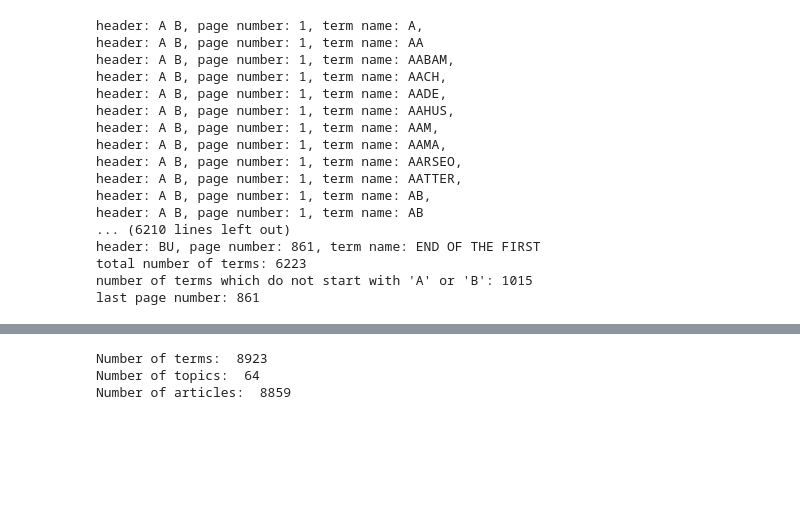
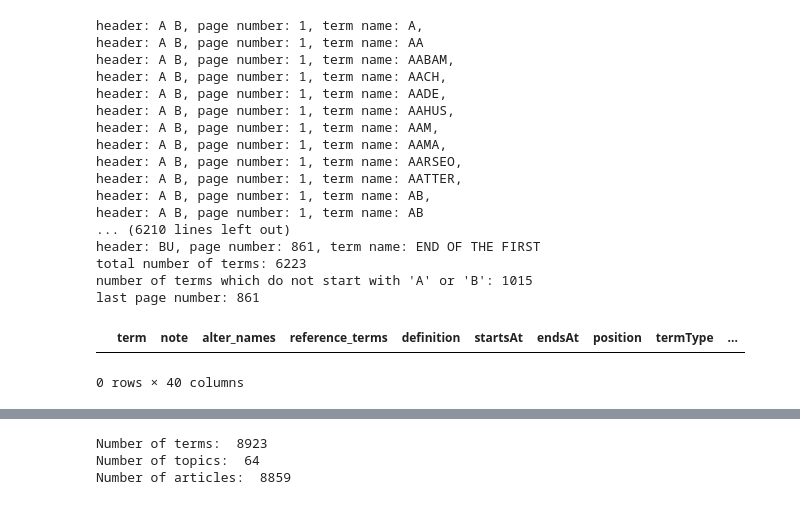
Before and after one commit to frances-ai/frances-InformationExtraction, a Jupyter notebook: EncyclopaediaBritannica/Ash/Create_DataFrame_1ed_EB.ipynb, the cells around one changed output, grey strips where cells are left out. Cells and saved outputs as stored; diff of their text form; code cells hidden in the pictures; blank space fills up the shorter version.

```diff
--- a/Encyclopaedia Britannica/Ash/Create_DataFrame_1ed_EB.ipynb
+++ b/EncyclopaediaBritannica/Ash/Create_DataFrame_1ed_EB.ipynb
@@ -329,5 +335,26 @@ def parse_terms_info_from_txt(txt, letters):
     terms_info.append(last_term_info)
 
     return terms_info
+# %%
+def put_wrong_term_to_previous_one(terms_info, index):
+    term_info = terms_info[index]
+    terms_info[index - 1]["description"] += " " + term_info["full_name"] + ", " + term_info["description"]
+    terms_info[index - 1]["number_of_words"] = len(terms_info[index - 1]["description"].split())
+    terms_info[index - 1]["reference_terms"].extend(term_info["reference_terms"])
+    terms_info[index - 1]["ends_at"] = term_info["ends_at"]
+    if terms_info[index - 1]["term_type"] == "Article":
+        if (len(terms_info[index - 1]["name"].split())) == 1 and terms_info[index - 1]["ends_at"] > terms_info[index - 1]["starts_at"] + 1 and terms_info[index - 1]["number_of_words"] > 1000:
+            terms_info[index - 1]["term_type"] = "Topic"
+    # remove wrongly matched term
+    del terms_info[index]
+# %%
+def find_last_index_of(terms_info, term_name, r_index):
+    while r_index < len(terms_info) and r_index >= 0:
+        term_info = terms_info[r_index]
+        if term_name == term_info["name"]:
+            return r_index
+        r_index -= 1
+
+    return -1
 # %%
  # Correct wrongly matched term, again, some outliers are the results of OCR errors, should we correct them??
@@ -381,6 +452,11 @@ def correct_terms(terms_info):
 # %%
 data_folder = "./data/"
 all_info_list = []
+
+edition_num = 1
+year_published = 1771
+numberOfTerms = None
+
 for data_file in sorted(os.scandir(data_folder), key=lambda e: e.name):
     supported_file_patter = regex.compile(r"^EB_\d+_\d+_clean_cut\.txt$")
     data_file_name = data_file.name
@@ -389,24 +465,25 @@ for data_file in sorted(os.scandir(data_folder), key=lambda e: e.name):
         data_file_name_parts = data_file_name.split("_")
         edition_num = int(data_file_name_parts[1])
         volume_num = int(data_file_name_parts[2])
-        edition_volume_info = edition_volumes[edition_num - 1][volume_num - 1]
-        print(edition_volume_info)
+
+        edition_volume_info = metadata_df[(metadata_df['editionNum'] == edition_num) & (metadata_df['year'] == year_published) & (metadata_df['volumeNum'] == volume_num)].iloc[0]
+        # print(edition_volume_info)
         letters = edition_volume_info["letters"].split("-")
         text = open(data_file.path, "r").read()
         terms_info = parse_terms_info_from_txt(text, letters)
 
         # Correct wrongly matched term, again, some outliers are the results of OCR errors, should we correct them??
-        terms_info = correct_terms(terms_info)
+        terms_info = correct_terms(terms_info, edition_volume_info["letters"])
 
         print(f"number of terms in volume {volume_num}: {len(terms_info)}")
         print(f"page number of the last term of terms in volume {volume_num}: {terms_info[-1]['ends_at']}")
 
         for term_info in terms_info:
-            permanentURL = ["https://digital.nls.uk/" + edition_volume_info["volumeId"]]
-            all_info_list.append([term_info["name"], term_info["note"], term_info["alter_names"], term_info["reference_terms"],term_info["description"], term_info["starts_at"], term_info["ends_at"],term_info["position"],term_info["term_type"], data_file.path, term_info["number_of_words"], term_info["header"], edition_volume_info["letters"], edition_volume_info["part"], edition_volume_info["MMSID"],edition_volume_info["editionTitle"], edition_volume_info["editor"], edition_volume_info["editor_date"], edition_volume_info["genre"], edition_volume_info["language"], edition_volume_info["termsOfAddress"], edition_volume_info["numberOfPages"], edition_volume_info["physicalDescription"], edition_volume_info["place"], edition_volume_info["publisher"], edition_volume_info["referencedBy"], edition_volume_info["shelfLocator"], edition_volume_info["editionSubTitle"], edition_volume_info["volumeTitle"], edition_volume_info["year"], edition_volume_info["volumeId"], permanentURL, edition_volume_info["publisherPersons"], edition_volume_info["volumeNum"], edition_volume_info["editionNum"], edition_volume_info["numberOfVolumes"]])
+            all_info_list.append([term_info["name"], term_info["note"], term_info["alter_names"], term_info["reference_terms"],term_info["description"], term_info["starts_at"], term_info["ends_at"],term_info["position"],term_info["term_type"], data_file.path, term_info["number_of_words"], term_info["header"], edition_volume_info["letters"], edition_volume_info["part"], edition_volume_info["MMSID"],edition_volume_info["editionTitle"], edition_volume_info["editor"], edition_volume_info["editor_date"], edition_volume_info["genre"], edition_volume_info["language"], edition_volume_info["termsOfAddress"], edition_volume_info["numberOfPages"], edition_volume_info["physicalDescription"], edition_volume_info["place"], edition_volume_info["publisher"], edition_volume_info["referencedBy"], edition_volume_info["shelfLocator"], edition_volume_info["editionSubTitle"], edition_volume_info["volumeTitle"], edition_volume_info["year"], edition_volume_info["volumeId"], edition_volume_info["permanentURL"], edition_volume_info["publisherPersons"], edition_volume_info["volumeNum"], edition_volume_info["editionNum"], edition_volume_info["numberOfVolumes"],
+                                  edition_volume_info["supplementTitle"], edition_volume_info["supplementSubTitle"], edition_volume_info["supplementsTo"], numberOfTerms])
 
 
 # create pandas dataframe for information list
-df = pd.DataFrame(all_info_list, columns=["term", "note", "alter_names","reference_terms", "definition",  "startsAt", "endsAt", "position", "termType", "filePath", "numberOfWords", "header","letters", "part", "MMSID", "editionTitle", "editor", "editor_date", "genre", "language", "termsOfAddress", "numberOfPages", "physicalDescription", "place", "publisher", "referencedBy", "shelfLocator", "editionSubTitle", "volumeTitle", "year", "volumeId", "permanentURL", "publisherPersons", "volumeNum", "editionNum", "numberOfVolumes"])
+df = pd.DataFrame(all_info_list, columns=["term", "note", "alter_names","reference_terms", "definition",  "startsAt", "endsAt", "position", "termType", "filePath", "numberOfWords", "header","letters", "part", "MMSID", "editionTitle", "editor", "editor_date", "genre", "language", "termsOfAddress", "numberOfPages", "physicalDescription", "place", "publisher", "referencedBy", "shelfLocator", "editionSubTitle", "volumeTitle", "year", "volumeId", "permanentURL", "publisherPersons", "volumeNum", "editionNum", "numberOfVolumes", "supplementTitle", "supplementSubTitle", "supplementsTo", "numberOfTerms"])
 # %% [output]
 Extracting data from EB_1_1_clean_cut.txt ......
@@ -466,3 +543,8 @@ df.to_json(r'./final_eb_dataframe_clean_Damon', orient="index")
+# %%
+df[df["term"] == "A---I"]
+# %% [output]
+|  | term | note | alter_names | reference_terms | definition | startsAt | endsAt | position | termType | ... |
+0 rows × 40 columns
 # %%
 print(df.head(5))
 # %% [output]
```
Also changed, not shown: parts of 19 cells of this notebook, 14 other files.
